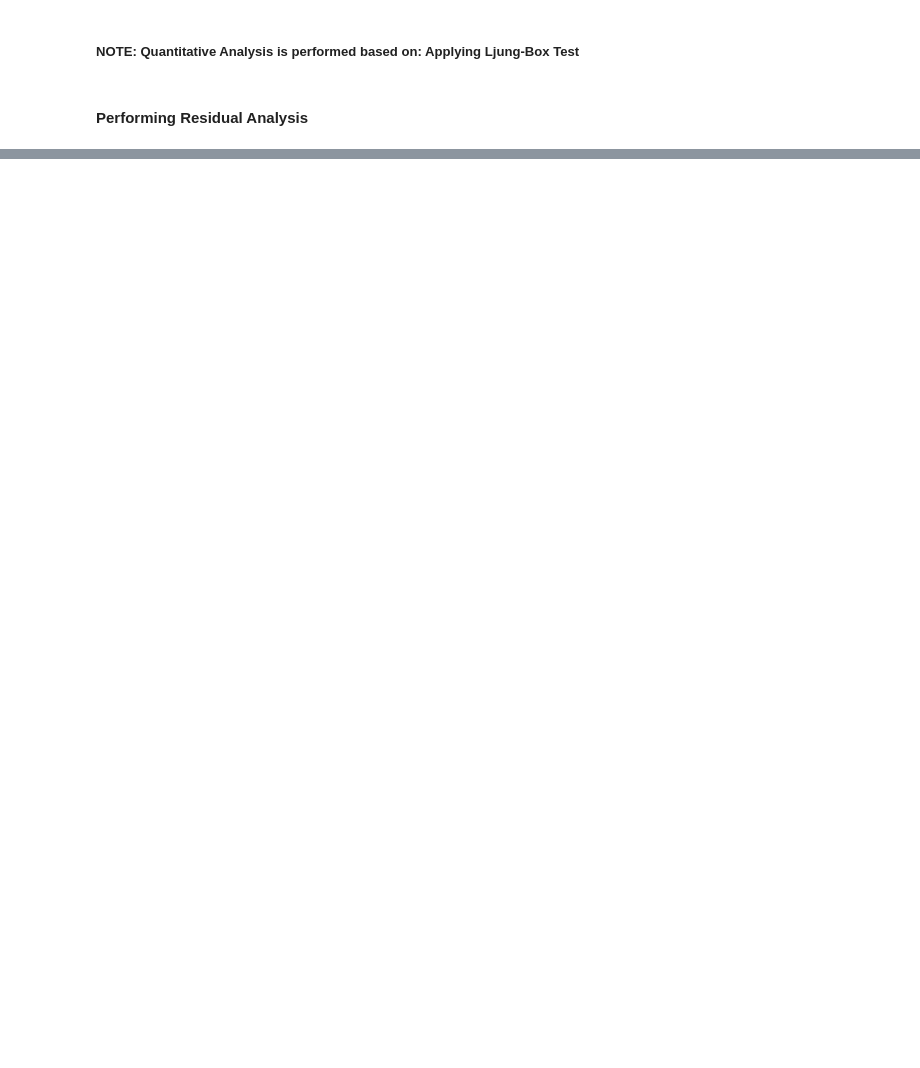
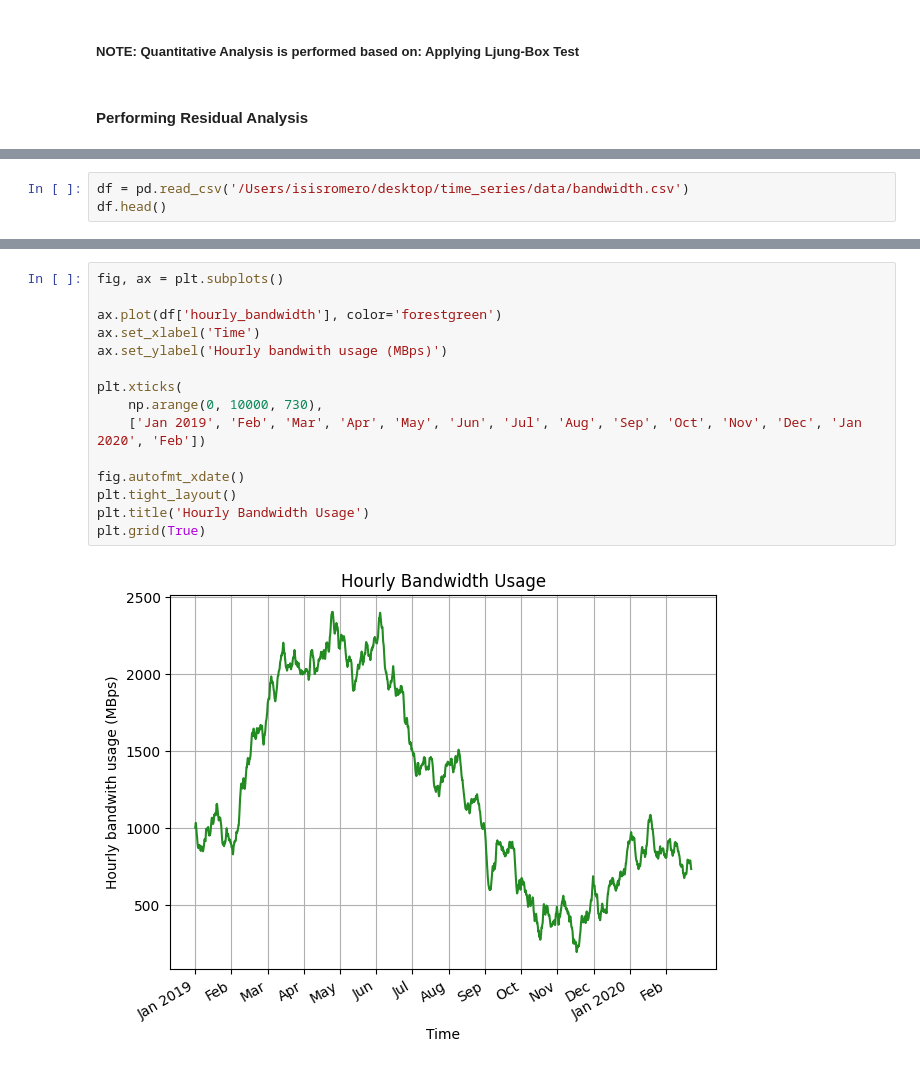
Before and after one commit to joakor89/Time_series_in_python, a Jupyter notebook: chap_6/model_complex_ts.ipynb, the cells around one changed output, grey strips where cells are left out. Drawn from its saved outputs; the diff is of its cells as text; blank space fills up the shorter version.

```diff
--- a/chap_6/model_complex_ts.ipynb
+++ b/chap_6/model_complex_ts.ipynb
@@ -158,0 +209,3 @@ Text(0.5, 1.0, 'Not Normally Distributed')
+# %%
+df = pd.read_csv('/Users/isisromero/desktop/time_series/data/bandwidth.csv')
+df.head()
@@ -158,0 +219,17 @@ Text(0.5, 1.0, 'Not Normally Distributed')
+# %%
+fig, ax = plt.subplots()
+
+ax.plot(df['hourly_bandwidth'], color='forestgreen')
+ax.set_xlabel('Time')
+ax.set_ylabel('Hourly bandwith usage (MBps)')
+
+plt.xticks(
+    np.arange(0, 10000, 730),
+    ['Jan 2019', 'Feb', 'Mar', 'Apr', 'May', 'Jun', 'Jul', 'Aug', 'Sep', 'Oct', 'Nov', 'Dec', 'Jan 2020', 'Feb'])
+
+fig.autofmt_xdate()
+plt.tight_layout()
+plt.title('Hourly Bandwidth Usage')
+plt.grid(True)
+# %% [output]
+[figure, added]
```
Also changed, not shown: parts of 42 cells of this notebook.
